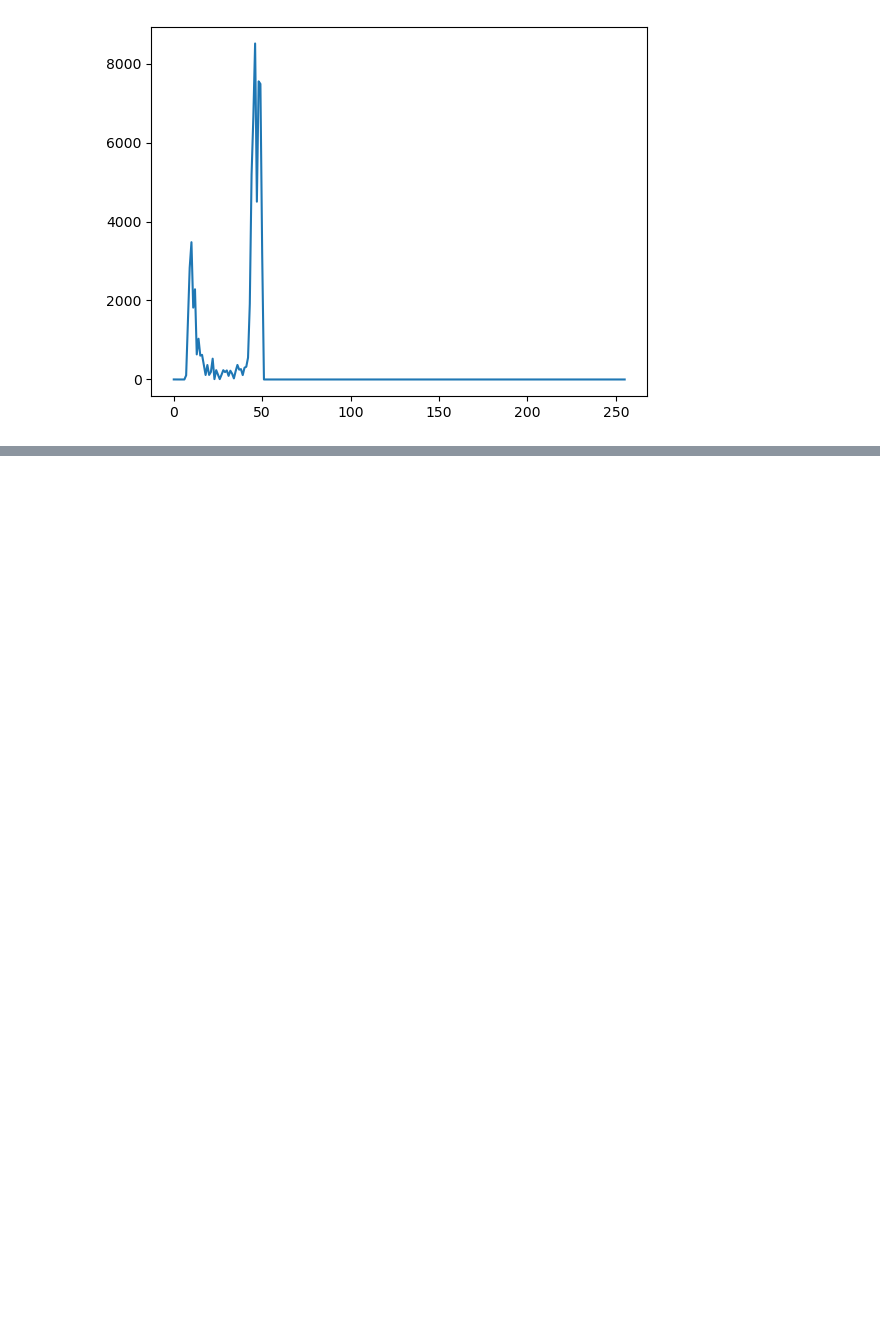
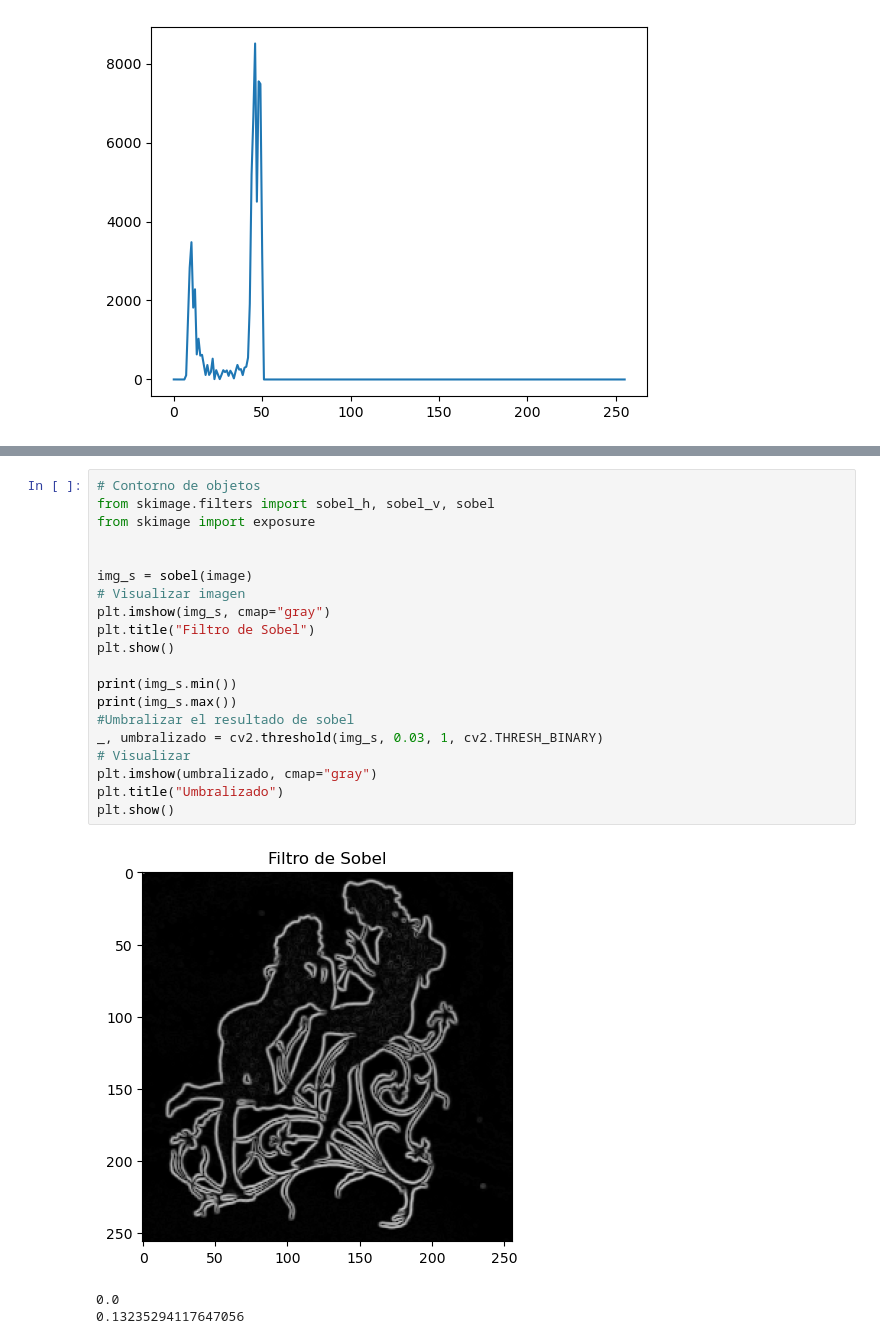
Before and after one commit to GabrielGomez9898/imagenes_vision, a Jupyter notebook: taller_4/ejercicio_sintesis.ipynb, the cells around one changed output, grey strips where cells are left out. Saved outputs shown, nothing was run; the diff lists cells and outputs as text; blank space fills up the shorter version.

```diff
--- a/taller_4/ejercicio_sintesis.ipynb
+++ b/taller_4/ejercicio_sintesis.ipynb
@@ -49,0 +19,24 @@ plt.show()
+# %%
+# Contorno de objetos
+from skimage.filters import sobel_h, sobel_v, sobel
+from skimage import exposure
+
+
+img_s = sobel(image)
+# Visualizar imagen
+plt.imshow(img_s, cmap="gray")
+plt.title("Filtro de Sobel")
+plt.show()
+
+print(img_s.min())
+print(img_s.max())
+#Umbralizar el resultado de sobel
+_, umbralizado = cv2.threshold(img_s, 0.03, 1, cv2.THRESH_BINARY)
+# Visualizar
+plt.imshow(umbralizado, cmap="gray")
+plt.title("Umbralizado")
+plt.show()
+# %% [output]
+[figure, added]
+0.0
+0.13235294117647056
```
Also changed, not shown: parts of 3 cells of this notebook.
